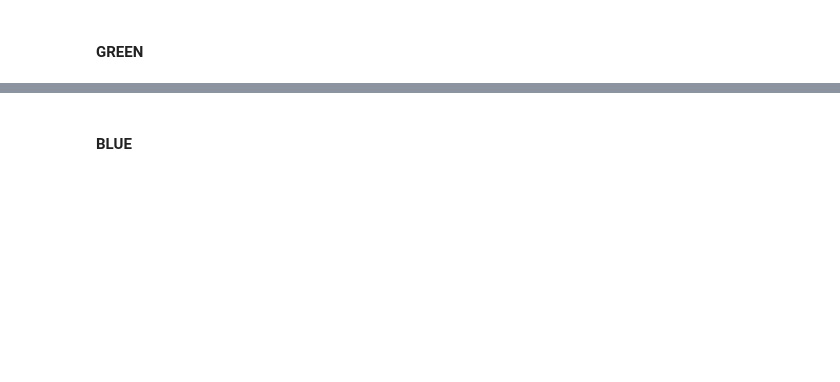
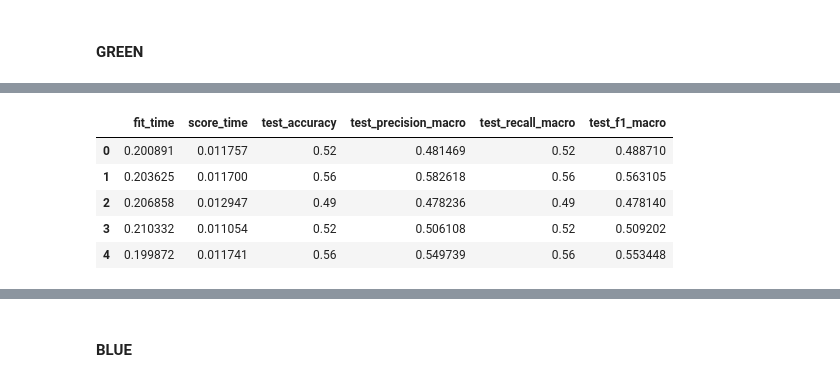
Before and after one commit to viniciusmwen/Computacional, a Jupyter notebook: Atividade07/pre.ipynb, the cells around one changed output, grey strips where cells are left out. Cells and saved outputs as stored; diff of their text form; code cells hidden in the pictures; blank space fills up the shorter version.

```diff
--- a/Atividade07/pre.ipynb
+++ b/Atividade07/pre.ipynb
@@ -461,4 +486,5 @@ scoresRfKappa_Red['test_score'].mean(), scoresRfKappa_Red['test_score'].std()
 #### GREEN
 # %%
 acRf_Green, scoresRf_Green, scoresRfKappa_Green = crossValidationRF(rGreen, labelsInt, greenParams)
+acRf_Green_trans, scoresRf_Green_trans, scoresRfKappa_Green_Trans = crossValidationRF(transGreen, labelsInt, greenParams)
 # %%
@@ -482,0 +503,9 @@ scoresRfKappa_Green
+# %%
+pd.DataFrame(scoresRf_Green_trans)
+# %% [output]
+|  | fit_time | score_time | test_accuracy | test_precision_macro | test_recall_macro | test_f1_macro |
+| 0 | 0.200891 | 0.011757 | 0.52 | 0.481469 | 0.52 | 0.488710 |
+| 1 | 0.203625 | 0.011700 | 0.56 | 0.582618 | 0.56 | 0.563105 |
+| 2 | 0.206858 | 0.012947 | 0.49 | 0.478236 | 0.49 | 0.478140 |
+| 3 | 0.210332 | 0.011054 | 0.52 | 0.506108 | 0.52 | 0.509202 |
+| 4 | 0.199872 | 0.011741 | 0.56 | 0.549739 | 0.56 | 0.553448 |
```
Also changed, not shown: parts of 30 cells of this notebook.
